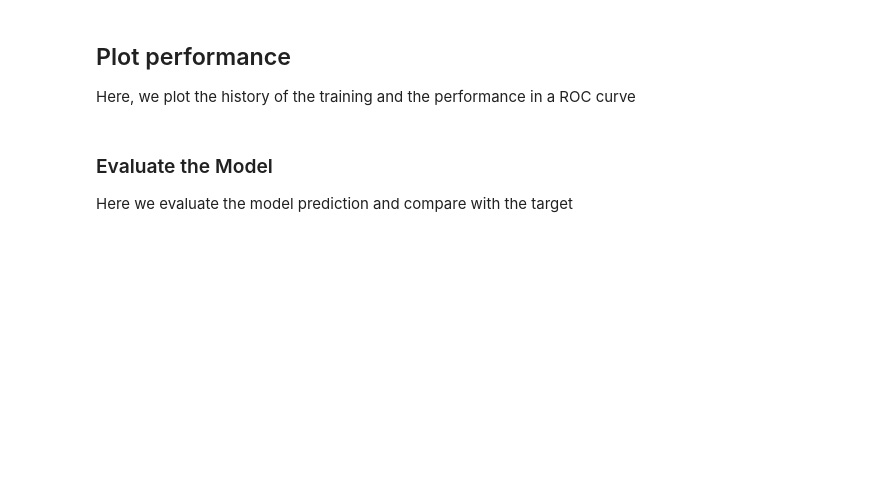
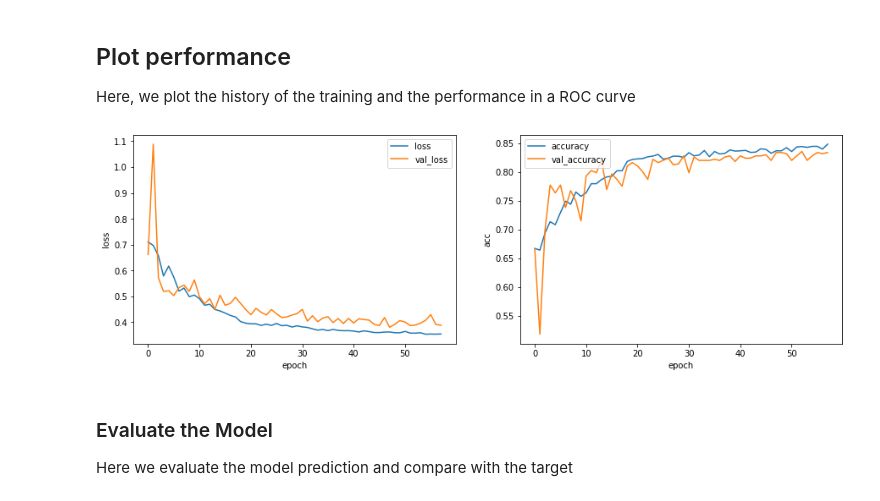
Before and after one commit to sznajder/Notebooks, a Jupyter notebook: JetTagging_DGCN_TFKeras_Spektral.ipynb, the cells around one changed output. Drawn from its saved outputs; the diff is of its cells as text; code cells hidden in the pictures; blank space fills up the shorter version.

```diff
--- a/JetTagging_DGCN_TFKeras_Spektral.ipynb
+++ b/JetTagging_DGCN_TFKeras_Spektral.ipynb
@@ -191,7 +192,7 @@ class MyDataset(Dataset):
       njet_qcd = self.jet_images_dict['QCD'].shape[0]
       njet_tt =  self.jet_images_dict['TT'].shape[0]
       jet_images = np.concatenate( [ self.jet_images_dict['TT'], self.jet_images_dict['QCD'] ] )
-      jet_labels = np.concatenate( [ np.ones(njet_tt), np.zeros(njet_qcd) ] )
+      jet_labels = np.concatenate( [ np.ones((njet_tt,1)), np.zeros((njet_qcd,1)) ] )
 
       nnodes  = ncells   # Number of graph nodes   ( number of cells/towers in a jet )
       ptmin   = 0.1      # Treshold for energy deposit
@@ -312,28 +313,20 @@ loader_te = DisjointLoader(dataset_te, batch_size=n_batch, epochs=1)
 #loader_va = PackedBatchLoader(dataset_va, batch_size=n_batch)
 #loader_te = PackedBatchLoader(dataset_te, batch_size=n_batch, epochs=1)
 
-inputs, target = loader_tr.__next__()
-print('Graph X shape = ',inputs[0].shape)
-print('Graph A shape = ',inputs[1].shape)
-print('Graph Y shape = ',target.shape)
-print('Graph I shape = ',inputs[2].shape)
-print(' ')
-print(' ')
-print(' ')
 
 # Print train data
 X = [ g.x for g in dataset_tr ]
 A = [ (g.a).toarray() for g in dataset_tr ]
 Y = [ g.y for g in dataset_tr ]
 #
-i=2
-print('X shape=',X[i].shape)
-print('A shape=',A[i].shape)
-print('Y shape=',Y[i].shape)
+#i=2
+#print('X shape=',X[i].shape)
+#print('A shape=',A[i].shape)
+#print('Y shape=',Y[i].shape)
 #
-print('X=',X[i])
-print('A=',A[i])
-print('Y=',Y[i])
+#print('X=',X[i])
+#print('A=',A[i])
+#print('Y=',Y[i])
 # %% [output]
 Number of Training Epochs= 100
 Size of Training Batches= 16
@@ -378,7 +357,7 @@ O = Dense(1, activation="sigmoid") (H)
 
 
 # Build the DGCN model
-dgcn = Model(inputs=[X,A,I], outputs=O)
+model = Model(inputs=[X,A,I], outputs=O)
 
 # Define the optimizer ( minimization algorithm )
 #opt = SGD(lr=0.01,decay=1e-6)
@@ -387,11 +366,11 @@ opt = Adam()
 loss_fn = BinaryCrossentropy()
 
 # Compile the model
-dgcn.compile(optimizer=opt, loss=loss_fn, weighted_metrics=["accuracy"])
-#dgcn.compile(optimizer=opt, loss=loss_fn, metrics=["accuracy"])
+model.compile(optimizer=opt, loss=loss_fn, weighted_metrics=["accuracy"])
+#model.compile(optimizer=opt, loss=loss_fn, metrics=["accuracy"])
 
 # print the model summary
-dgcn.summary()
+model.summary()
 # %% [output]
 H shape= (None, 3)
 H flattened shape= (None, 3)
@@ -488,38 +509,40 @@ import matplotlib.pyplot as plt
 # Plot loss vs epoch
 plt.figure(figsize=(15,10))
 ax = plt.subplot(2, 2, 1)
-ax.plot(history.history['loss'], label='loss')
-ax.plot(history.history['val_loss'], label='val_loss')
+ax.plot(history['loss'], label='loss')
+ax.plot(history['val_loss'], label='val_loss')
 ax.legend(loc="upper right")
 ax.set_xlabel('epoch')
 ax.set_ylabel('loss')
 
 # Plot accuracy vs epoch
 ax = plt.subplot(2, 2, 2)
-ax.plot(history.history['accuracy'], label='accuracy')
-ax.plot(history.history['val_accuracy'], label='val_accuracy')
+ax.plot(history['accuracy'], label='accuracy')
+ax.plot(history['val_accuracy'], label='val_accuracy')
 ax.legend(loc="upper left")
 ax.set_xlabel('epoch')
 ax.set_ylabel('acc')
 
 '''
 # Plot ROC
 Y_predict = gcn.predict(loader_te.load())
 from sklearn.metrics import roc_curve, auc
 fpr, tpr, thresholds = roc_curve(Y_test, Y_predict)
 roc_auc = auc(fpr, tpr)
 ax = plt.subplot(2, 2, 3)
 ax.plot(fpr, tpr, lw=2, color='cyan', label='auc = %.3f' % (roc_auc))
 ax.plot([0, 1], [0, 1], linestyle='--', lw=2, color='k', label='random chance')
 ax.set_xlim([0, 1.0])
 ax.set_ylim([0, 1.0])
 ax.set_xlabel('false positive rate')
 ax.set_ylabel('true positive rate')
 ax.set_title('receiver operating curve')
 ax.legend(loc="lower right")
 '''
 
 plt.show()
+# %% [output]
+[figure, added]
 # %% [markdown]
 ### Evaluate the Model
 
```
Also changed, not shown: parts of 6 cells of this notebook.
